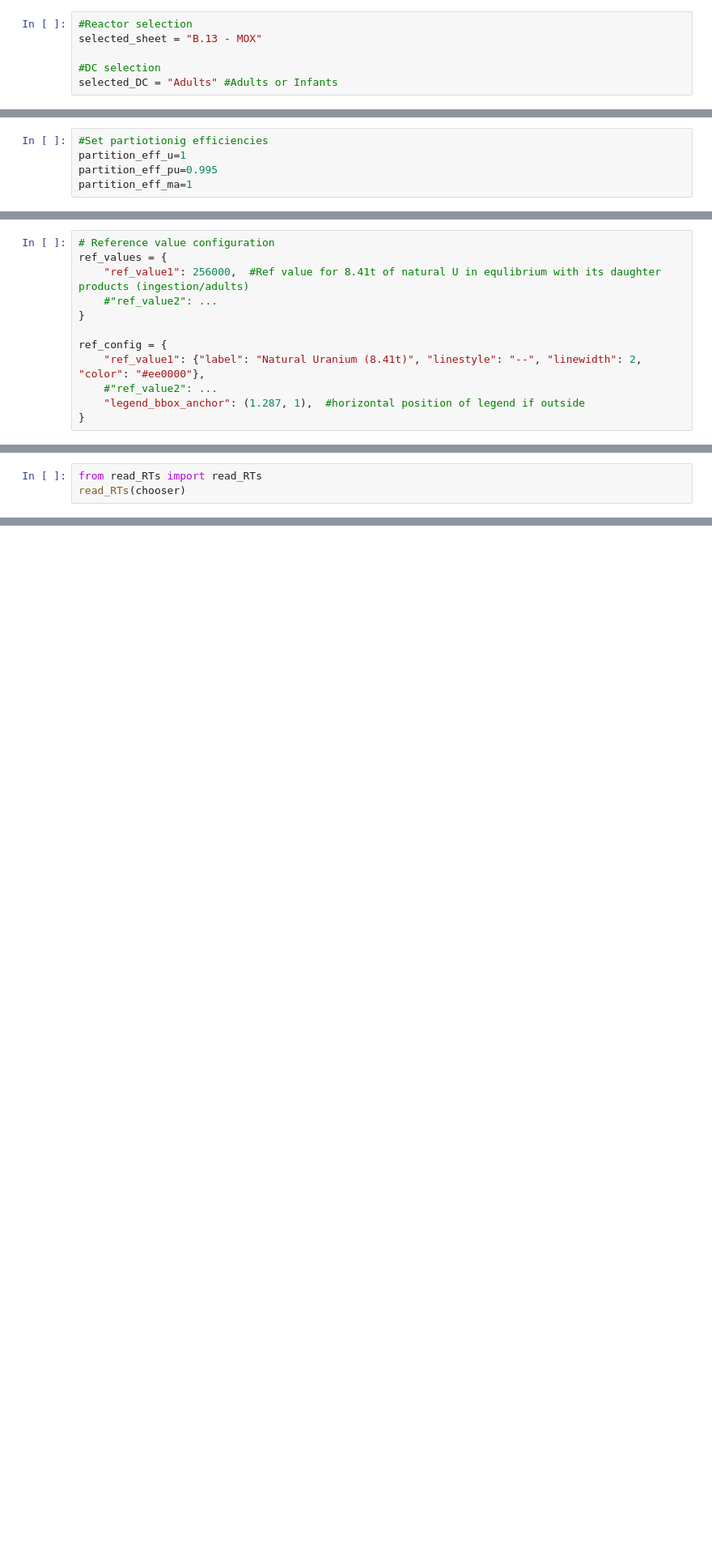
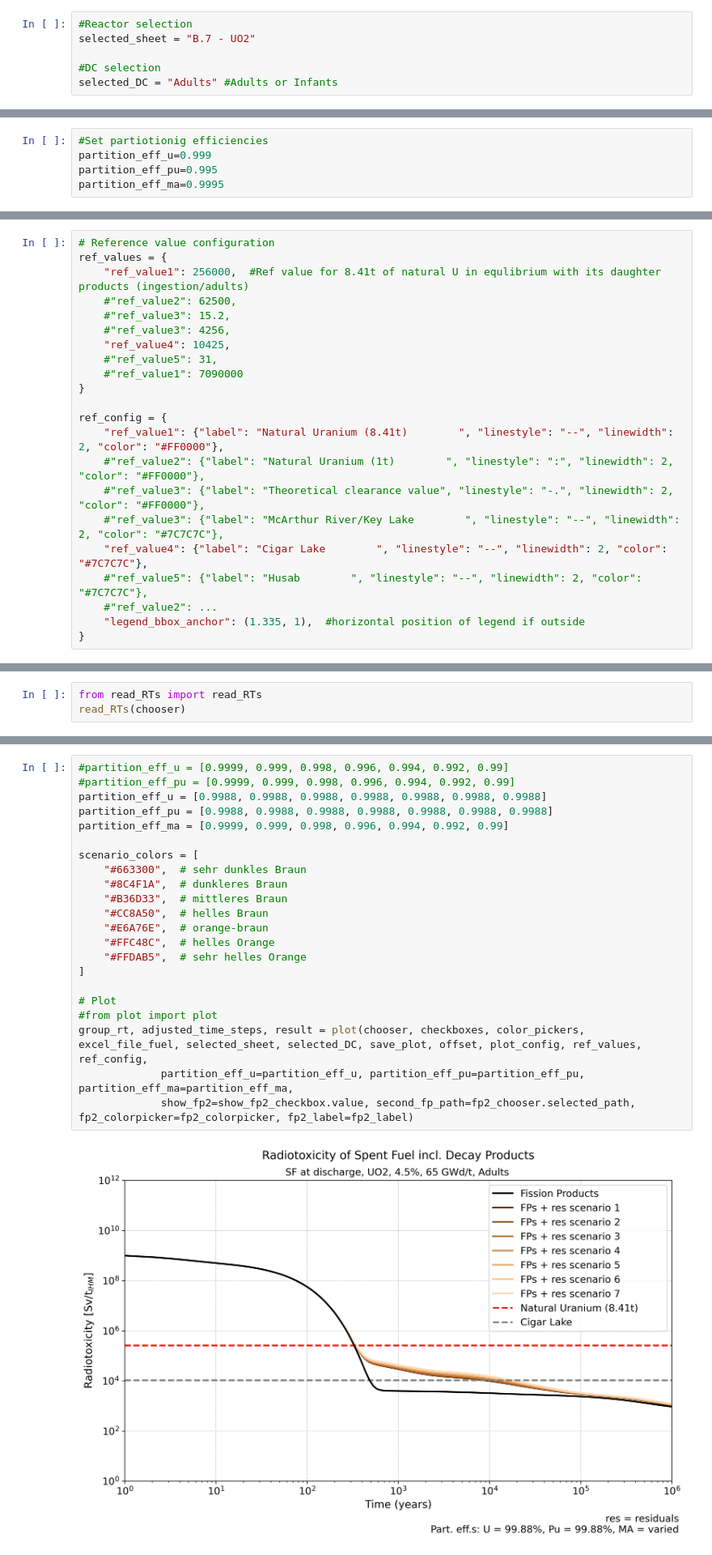
Before and after one commit to RaToViTo/RaToViTo, a Jupyter notebook: Isotope-based Simulation.ipynb, the cells around one changed output, grey strips where cells are left out. Shown: that part at 81% size. Saved outputs shown, nothing was run; the diff lists cells and outputs as text; blank space fills up the shorter version.

```diff
--- a/Isotope-based Simulation.ipynb
+++ b/Isotope-based Simulation.ipynb
@@ -27,7 +27,7 @@ excel_file_DC = project_root / "Resources" / "Dose coefficients.xlsx"
 chain_file = project_root / "Resources" / "chain_endfb71_pwr.xml"
 # %%
 #Reactor selection
-selected_sheet = "B.13 - MOX"
+selected_sheet = "B.7 - UO2"
 
 #DC selection
 selected_DC = "Adults" #Adults or Infants
@@ -69,9 +73,9 @@ save_plot = False
 offset = 0
 # %%
 #Set partiotionig efficiencies
-partition_eff_u=1
+partition_eff_u=0.999
 partition_eff_pu=0.995
-partition_eff_ma=1
+partition_eff_ma=0.9995
 # %%
 #Graph settings
 plot_config = {
@@ -135,13 +143,23 @@ show_fp2()
 # Reference value configuration
 ref_values = {
     "ref_value1": 256000,  #Ref value for 8.41t of natural U in equlibrium with its daughter products (ingestion/adults)
-    #"ref_value2": ...
+    #"ref_value2": 62500,
+    #"ref_value3": 15.2,
+    #"ref_value3": 4256,
+    "ref_value4": 10425,
+    #"ref_value5": 31,
+    #"ref_value1": 7090000
 }
 
 ref_config = {
-    "ref_value1": {"label": "Natural Uranium (8.41t)", "linestyle": "--", "linewidth": 2, "color": "#ee0000"},
+    "ref_value1": {"label": "Natural Uranium (8.41t)        ", "linestyle": "--", "linewidth": 2, "color": "#FF0000"},
+    #"ref_value2": {"label": "Natural Uranium (1t)        ", "linestyle": ":", "linewidth": 2, "color": "#FF0000"},
+    #"ref_value3": {"label": "Theoretical clearance value", "linestyle": "-.", "linewidth": 2, "color": "#FF0000"},
+    #"ref_value3": {"label": "McArthur River/Key Lake        ", "linestyle": "--", "linewidth": 2, "color": "#7C7C7C"},
+    "ref_value4": {"label": "Cigar Lake        ", "linestyle": "--", "linewidth": 2, "color": "#7C7C7C"},
+    #"ref_value5": {"label": "Husab        ", "linestyle": "--", "linewidth": 2, "color": "#7C7C7C"},
     #"ref_value2": ...
-    "legend_bbox_anchor": (1.287, 1),  #horizontal position of legend if outside
+    "legend_bbox_anchor": (1.335, 1),  #horizontal position of legend if outside
 }
 # %% [markdown]
 ### 5.2 Plot chart
@@ -172,0 +477,24 @@ read_RTs(chooser)
+# %%
+#partition_eff_u = [0.9999, 0.999, 0.998, 0.996, 0.994, 0.992, 0.99]
+#partition_eff_pu = [0.9999, 0.999, 0.998, 0.996, 0.994, 0.992, 0.99]
+partition_eff_u = [0.9988, 0.9988, 0.9988, 0.9988, 0.9988, 0.9988, 0.9988]
+partition_eff_pu = [0.9988, 0.9988, 0.9988, 0.9988, 0.9988, 0.9988, 0.9988]
+partition_eff_ma = [0.9999, 0.999, 0.998, 0.996, 0.994, 0.992, 0.99]
+
+scenario_colors = [
+    "#663300",  # sehr dunkles Braun
+    "#8C4F1A",  # dunkleres Braun
+    "#B36D33",  # mittleres Braun
+    "#CC8A50",  # helles Braun
+    "#E6A76E",  # orange-braun
+    "#FFC48C",  # helles Orange
+    "#FFDAB5",  # sehr helles Orange
+]
+
+# Plot
+#from plot import plot
+group_rt, adjusted_time_steps, result = plot(chooser, checkboxes, color_pickers, excel_file_fuel, selected_sheet, selected_DC, save_plot, offset, plot_config, ref_values, ref_config,
+             partition_eff_u=partition_eff_u, partition_eff_pu=partition_eff_pu, partition_eff_ma=partition_eff_ma,
+             show_fp2=show_fp2_checkbox.value, second_fp_path=fp2_chooser.selected_path, fp2_colorpicker=fp2_colorpicker, fp2_label=fp2_label)
+# %% [output]
+[figure, added]
```
Also changed, not shown: parts of 8 cells of this notebook, 14 other files.
